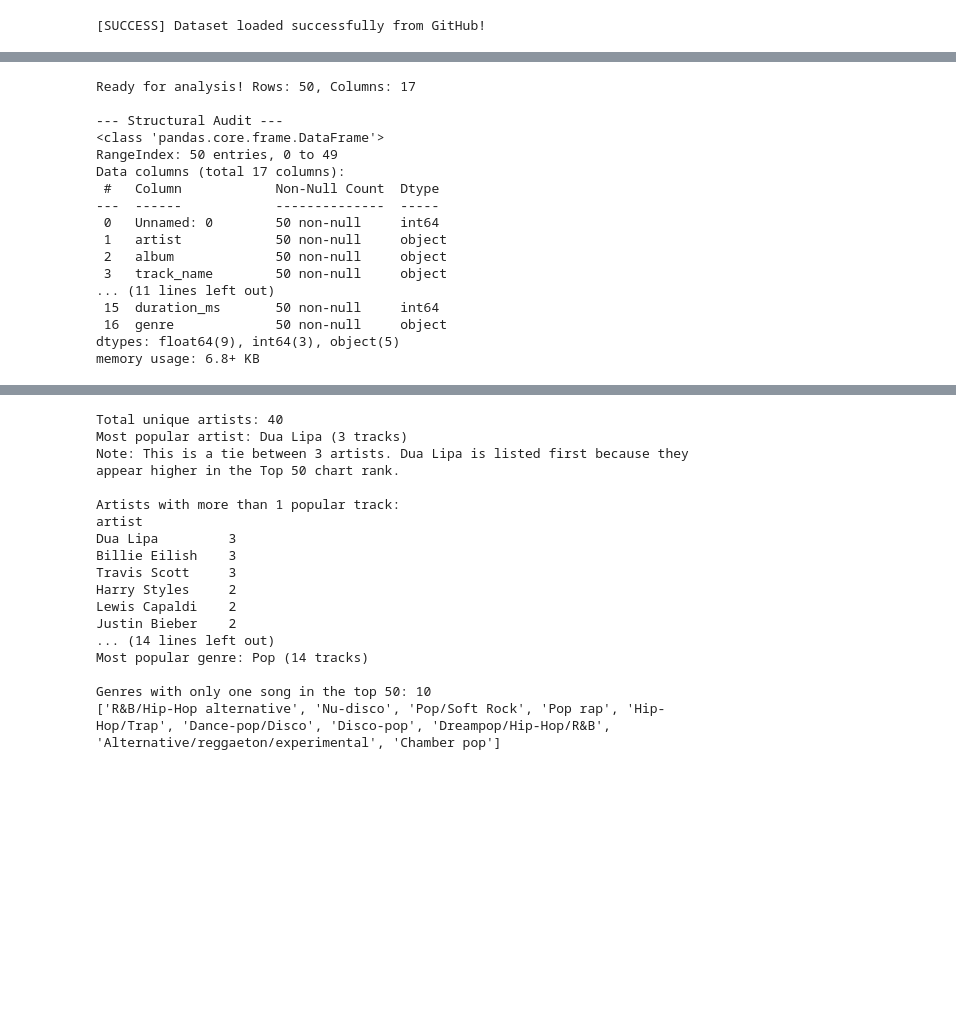
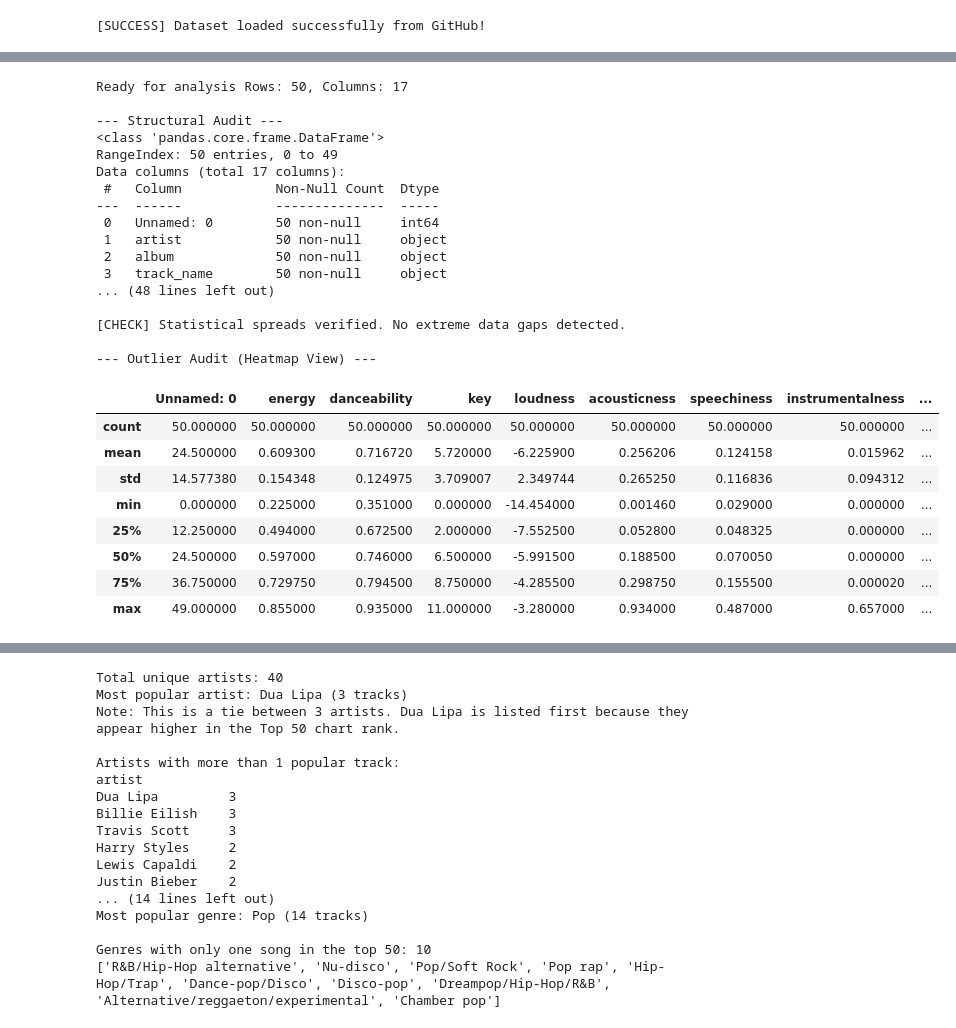
Before and after one commit to joeycocianci/L4-Data-Analytics_S2_Python-Spotify-Analysis, a Jupyter notebook: spotify_analysis.ipynb, the cells around one changed output, grey strips where cells are left out. Drawn from its saved outputs; the diff is of its cells as text; code cells hidden in the pictures; blank space fills up the shorter version.

```diff
--- a/spotify_analysis.ipynb
+++ b/spotify_analysis.ipynb
@@ -111,14 +115,16 @@ from io import StringIO
 # This ensures your charts show up directly in the notebook
 %matplotlib inline
 
-# Phase 1: Data Loading with Error Handling
+
+# --- PHASE 1: DATA LOADING WITH ERROR HANDLING ---
+
 url = 'https://raw.githubusercontent.com/joeycocianci/L4-Data-Analytics_S2_Python-Spotify-Analysis/main/spotifytoptracks.csv'
 
 try:
     # Try loading from GitHub first
     df = pd.read_csv(url)
     print("[SUCCESS] Dataset loaded successfully from GitHub!")
-    display(df.head(5)) # Explicitly display the table
+    display(df.head(5))  # Explicitly display the table
 
 except Exception as e:
     print(f"[ERROR] GitHub link failed: {e}")
@@ -128,38 +134,56 @@ except Exception as e:
         # Fallback to local file
         df = pd.read_csv('spotifytoptracks.csv')
         print("[SUCCESS] Dataset loaded successfully from local file!")
-        display(df.head(5)) # Explicitly display the table
+        display(df.head(5))
     except Exception as e_local:
         print(f"[ERROR] Local file failed too: {e_local}")
         df = None
 
 # Final check to see if we have a valid DataFrame to work with
 if df is not None:
-    print(f"\nReady for analysis! Rows: {df.shape[0]}, Columns: {df.shape[1]}")
+    print(f"\nReady for analysis Rows: {df.shape[0]}, Columns: {df.shape[1]}")
     print("\n--- Structural Audit ---")
     df.info()
+if df is not None:
+    print(f"\nReady for analysis Rows: {df.shape[0]}, Columns: {df.shape[1]}")
+    print("\n--- Outlier Audit ---")
+    print(df.describe())
+    print("\n[CHECK] Statistical spreads verified. No extreme data gaps detected.")
+if df is not None:
+    print("\n--- Outlier Audit (Heatmap View) ---")
+    # This highlights the highest and lowest values in each column
+    display(df.describe().style.background_gradient(cmap='YlOrRd'))
 # %% [output]
 [SUCCESS] Dataset loaded successfully from GitHub!
 |  | Unnamed: 0 | artist | album | track_name | track_id | energy | danceability | key | loudness | ... |
 | 0 | 0 | The Weeknd | After Hours | Blinding Lights | 0VjIjW4GlUZAMYd2vXMi3b | 0.730 | 0.514 | 1 | -5.934 | ... |
 | 1 | 1 | Tones And I | Dance Monkey | Dance Monkey | 1rgnBhdG2JDFTbYkYRZAku | 0.593 | 0.825 | 6 | -6.401 | ... |
 | 2 | 2 | Roddy Ricch | Please Excuse Me For Being Antiso... | The Box | 0nbXyq5TXYPCO7pr3N8S4I | 0.586 | 0.896 | 10 | -6.687 | ... |
 | 3 | 3 | SAINt JHN | Roses (Imanbek Remix) | Roses - Imanbek Remix | 2Wo6QQD1KMDWeFkkjLqwx5 | 0.721 | 0.785 | 8 | -5.457 | ... |
 | 4 | 4 | Dua Lipa | Future Nostalgia | Don't Start Now | 3PfIrDoz19wz7qK7tYeu62 | 0.793 | 0.793 | 11 | -4.521 | ... |
-Ready for analysis! Rows: 50, Columns: 17
+Ready for analysis Rows: 50, Columns: 17
 
 --- Structural Audit ---
 <class 'pandas.core.frame.DataFrame'>
 RangeIndex: 50 entries, 0 to 49
 Data columns (total 17 columns):
  #   Column            Non-Null Count  Dtype
 ---  ------            --------------  -----
  0   Unnamed: 0        50 non-null     int64
  1   artist            50 non-null     object
  2   album             50 non-null     object
  3   track_name        50 non-null     object
-... (11 lines left out)
- 15  duration_ms       50 non-null     int64
- 16  genre             50 non-null     object
-dtypes: float64(9), int64(3), object(5)
-memory usage: 6.8+ KB
+... (48 lines left out)
+
+[CHECK] Statistical spreads verified. No extreme data gaps detected.
+
+--- Outlier Audit (Heatmap View) ---
+|  | Unnamed: 0 | energy | danceability | key | loudness | acousticness | speechiness | instrumentalness | ... |
+| count | 50.000000 | 50.000000 | 50.000000 | 50.000000 | 50.000000 | 50.000000 | 50.000000 | 50.000000 | ... |
+| mean | 24.500000 | 0.609300 | 0.716720 | 5.720000 | -6.225900 | 0.256206 | 0.124158 | 0.015962 | ... |
+| std | 14.577380 | 0.154348 | 0.124975 | 3.709007 | 2.349744 | 0.265250 | 0.116836 | 0.094312 | ... |
+| min | 0.000000 | 0.225000 | 0.351000 | 0.000000 | -14.454000 | 0.001460 | 0.029000 | 0.000000 | ... |
+| 25% | 12.250000 | 0.494000 | 0.672500 | 2.000000 | -7.552500 | 0.052800 | 0.048325 | 0.000000 | ... |
+| 50% | 24.500000 | 0.597000 | 0.746000 | 6.500000 | -5.991500 | 0.188500 | 0.070050 | 0.000000 | ... |
+| 75% | 36.750000 | 0.729750 | 0.794500 | 8.750000 | -4.285500 | 0.298750 | 0.155500 | 0.000020 | ... |
+| max | 49.000000 | 0.855000 | 0.935000 | 11.000000 | -3.280000 | 0.934000 | 0.487000 | 0.657000 | ... |
```
Also changed, not shown: parts of 16 cells of this notebook.
